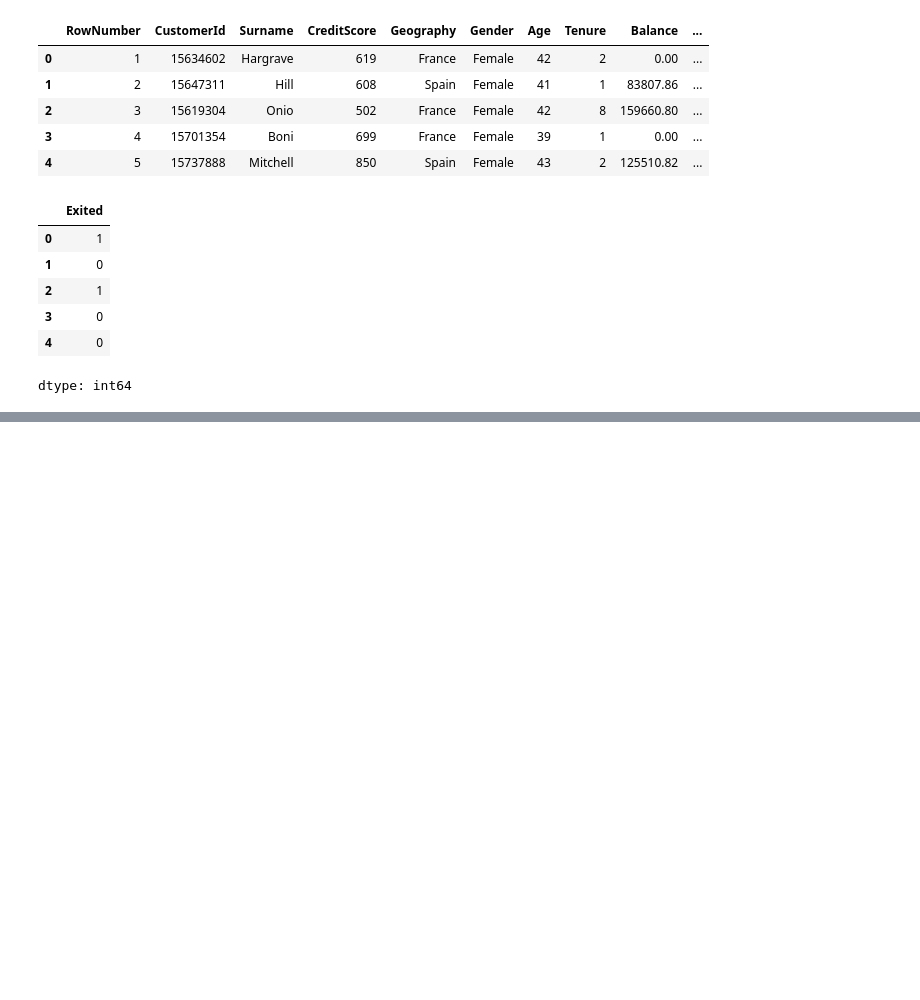
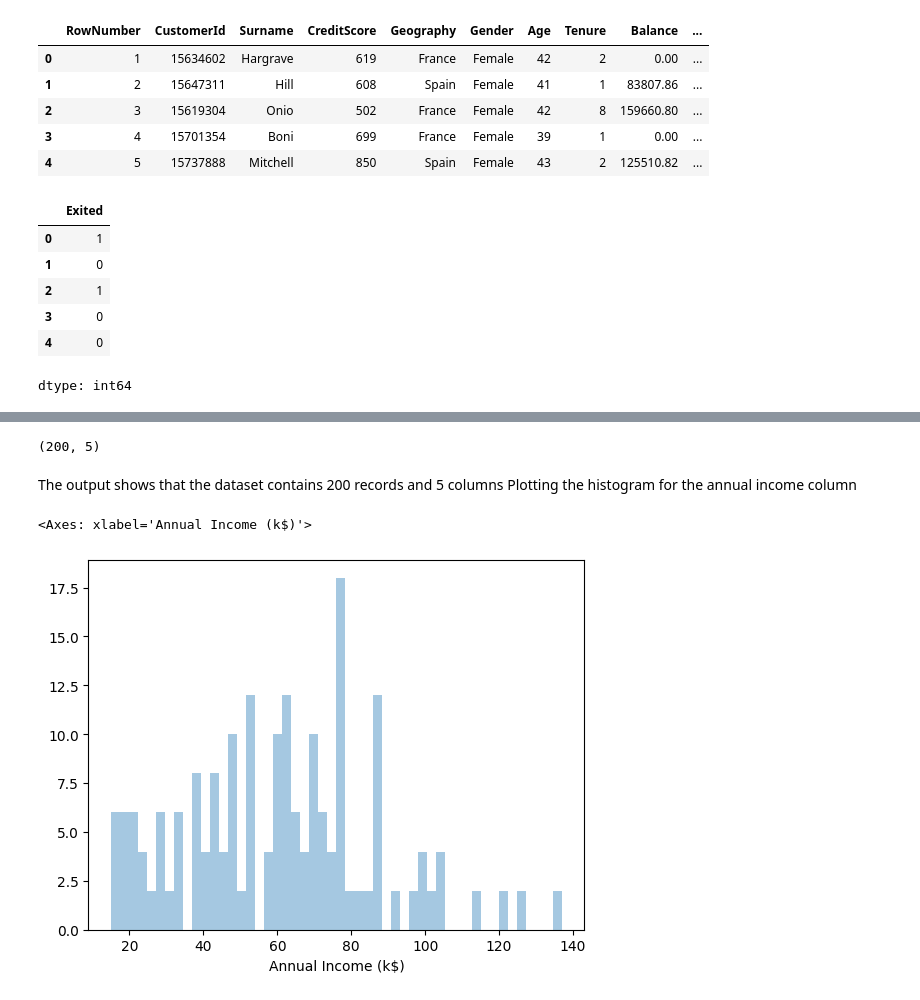
Before and after one commit to toshkumarashu/repo1, a Jupyter notebook: MachineLearining.ipynb, the cells around one changed output, grey strips where cells are left out. Cells and saved outputs as stored; diff of their text form; code cells hidden in the pictures; blank space fills up the shorter version.

```diff
--- a/MachineLearining.ipynb
+++ b/MachineLearining.ipynb
@@ -262,0 +395,3 @@ numerical.head()
+# %%
+dataset=pd.read_csv("Mall_Customers.csv")
+dataset.head()
@@ -262,0 +405,14 @@ numerical.head()
+# %%
+dataset.shape
+# %% [output]
+(200, 5)
+# %% [markdown]
+The output shows that the dataset contains 200 records and 5 columns
+Plotting the histogram for the annual income column
+# %%
+import warnings
+warnings.filterwarnings("ignore")
+sns.distplot(dataset["Annual Income (k$)"],kde=False,bins=50)
+# %% [output]
+<Axes: xlabel='Annual Income (k$)'>
+[figure, added]
```
Also changed, not shown: parts of 43 cells of this notebook.
